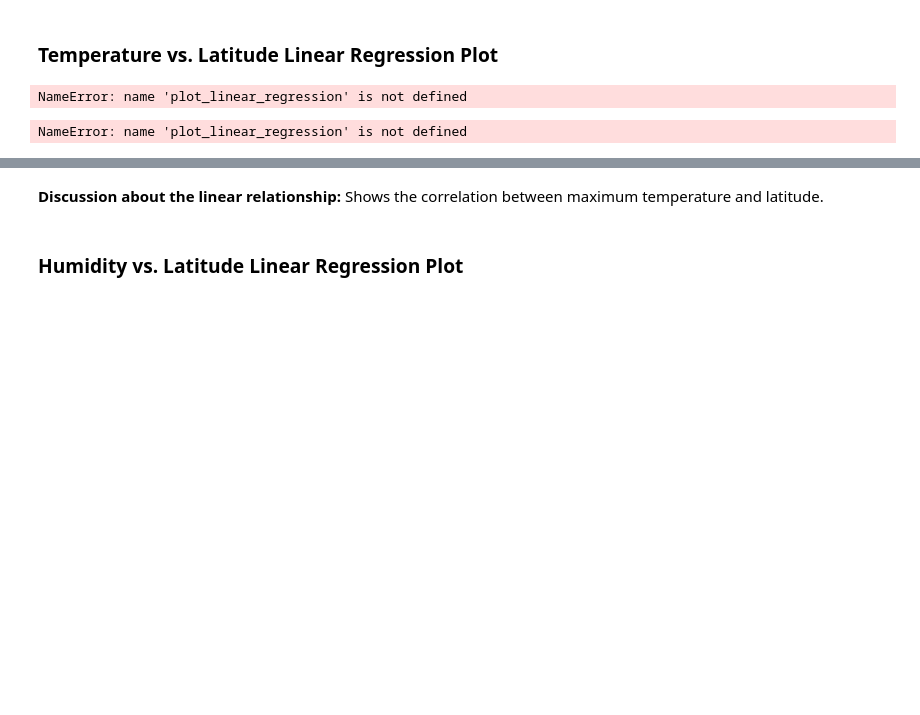
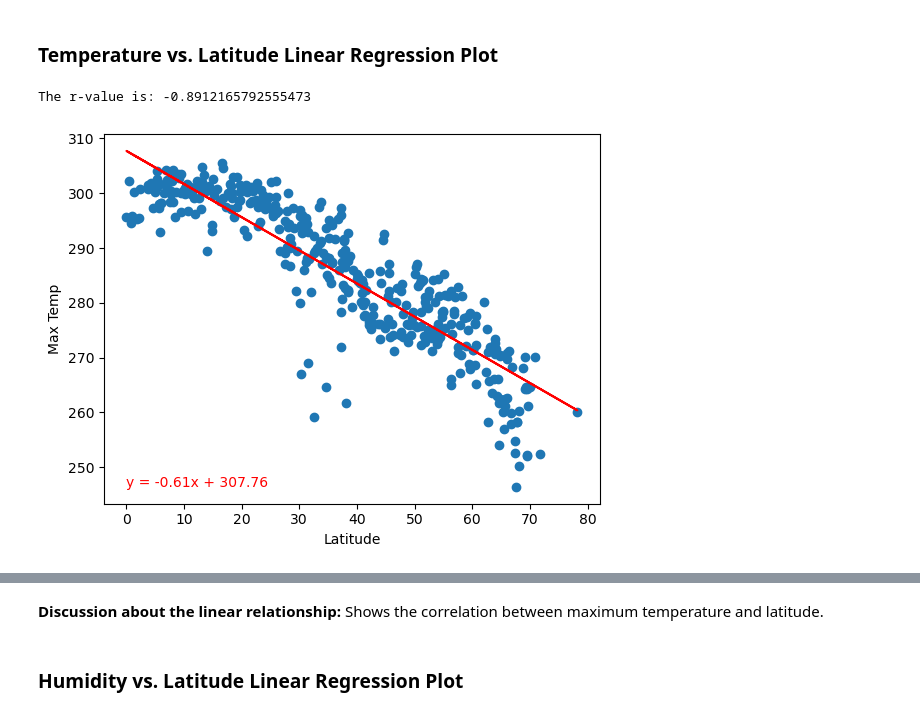
Before and after one commit to JohanaMarie/python-api-challenge, a Jupyter notebook: WeatherPy/WeatherPy.ipynb, the cells around one changed output, grey strips where cells are left out. Drawn from its saved outputs; the diff is of its cells as text; code cells hidden in the pictures; blank space fills up the shorter version.

```diff
--- a/WeatherPy/WeatherPy.ipynb
+++ b/WeatherPy/WeatherPy.ipynb
@@ -299,18 +299,27 @@ southern_hemi_df.head()
 # %% [markdown]
 ###  Temperature vs. Latitude Linear Regression Plot
-# %%
-# Linear regression on Northern Hemisphere
-plot_linear_regression(northern_hemi_df["Lat"], northern_hemi_df["Max Temp"],
-                       "Latitude", "Max Temperature (F)",
-                       "Northern Hemisphere - Max Temp vs. Latitude Linear Regression",
-                       "Northern")
-# %% [output]
-NameError: name 'plot_linear_regression' is not defined
-# %%
-# Linear regression on Southern Hemisphere
-plot_linear_regression(southern_hemi_df["Lat"], southern_hemi_df["Max Temp"],
-                       "Latitude", "Max Temperature (F)",
-                       "Southern Hemisphere - Max Temp vs. Latitude Linear Regression",
-                       "Southern")
-# %% [output]
-NameError: name 'plot_linear_regression' is not defined
+# %%
+# Linear regression on Northern Hemisphere
+# values
+x_values = northern_hemi_df["Lat"]
+y_values = northern_hemi_df["Max Temp"]
+
+# linear regression
+slope, intercept, rvalue, pvalue, stderr = linregress(x_values, y_values)
+regress_values = slope * x_values + intercept
+plt.text(min(x_values), min(y_values), line_eq, color="red")
+
+# r-value
+print(f"The r-value is: {rvalue}")
+
+# scatter plot
+plt.scatter(x_values, y_values)
+plt.xlabel("Latitude")
+plt.ylabel("Max Temp")
+
+# line
+plt.plot(x_values, regress_values, "r-")
+plt.show()
+# %% [output]
+The r-value is: -0.8912165792555473
+[figure, added]
```
Also changed, not shown: parts of 23 cells of this notebook, 5 other files.
